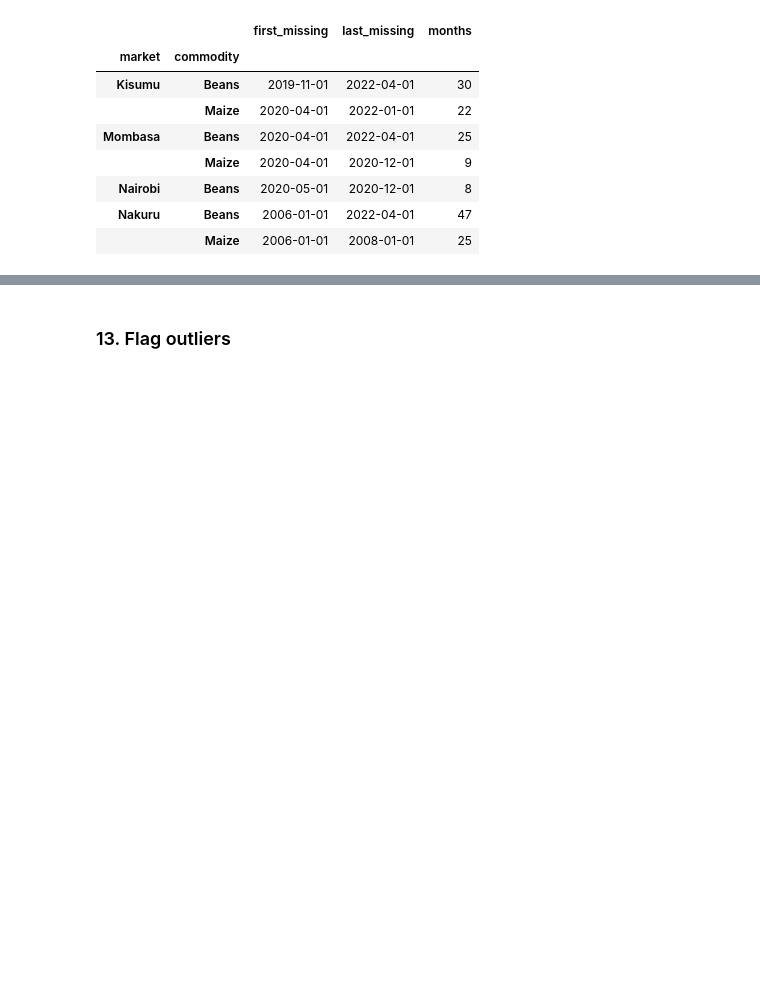
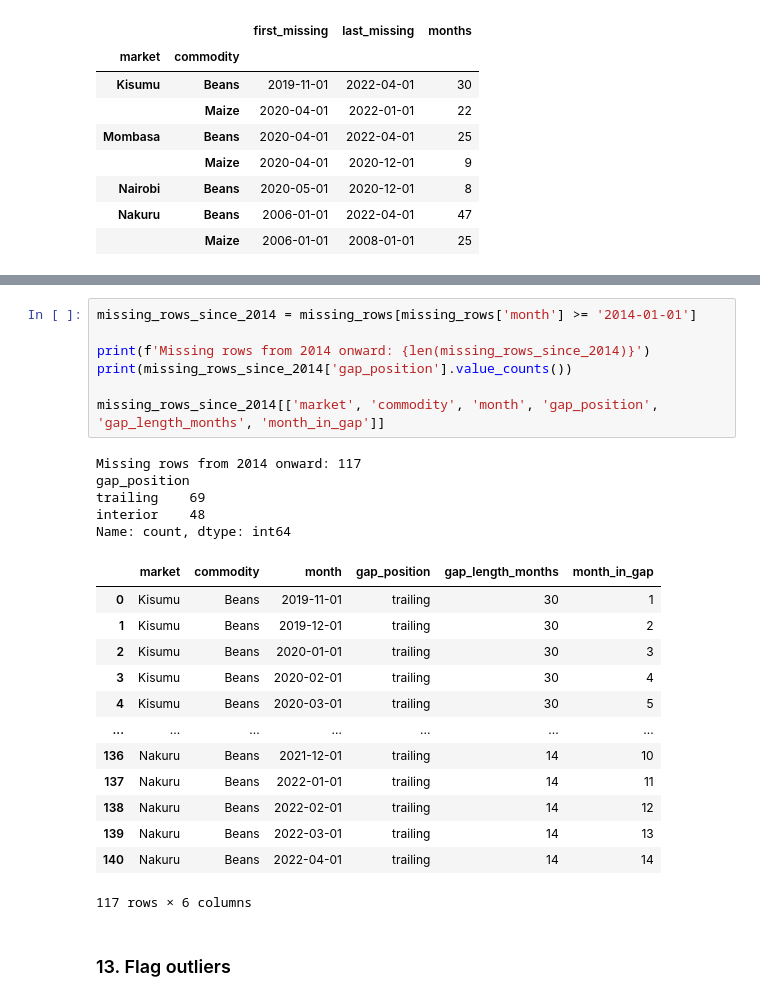
Before and after one commit to Mudibo/AgriSence, a Jupyter notebook: model/notebooks/02_data_cleaning.ipynb, the cells around one changed output, grey strips where cells are left out. Saved outputs shown, nothing was run; the diff lists cells and outputs as text; blank space fills up the shorter version.

```diff
--- a/model/notebooks/02_data_cleaning.ipynb
+++ b/model/notebooks/02_data_cleaning.ipynb
@@ -384,3 +426,29 @@ Remaining gaps are the >6-month runs left unfilled by design:
+# %%
+missing_rows_since_2014 = missing_rows[missing_rows['month'] >= '2014-01-01']
+
+print(f'Missing rows from 2014 onward: {len(missing_rows_since_2014)}')
+print(missing_rows_since_2014['gap_position'].value_counts())
+
+missing_rows_since_2014[['market', 'commodity', 'month', 'gap_position', 'gap_length_months', 'month_in_gap']]
+# %% [output]
+Missing rows from 2014 onward: 117
+gap_position
+trailing    69
+interior    48
+Name: count, dtype: int64
+|  | market | commodity | month | gap_position | gap_length_months | month_in_gap |
+| 0 | Kisumu | Beans | 2019-11-01 | trailing | 30 | 1 |
+| 1 | Kisumu | Beans | 2019-12-01 | trailing | 30 | 2 |
+| 2 | Kisumu | Beans | 2020-01-01 | trailing | 30 | 3 |
+| 3 | Kisumu | Beans | 2020-02-01 | trailing | 30 | 4 |
+| 4 | Kisumu | Beans | 2020-03-01 | trailing | 30 | 5 |
+| ... | ... | ... | ... | ... | ... | ... |
+| 136 | Nakuru | Beans | 2021-12-01 | trailing | 14 | 10 |
+| 137 | Nakuru | Beans | 2022-01-01 | trailing | 14 | 11 |
+| 138 | Nakuru | Beans | 2022-02-01 | trailing | 14 | 12 |
+| 139 | Nakuru | Beans | 2022-03-01 | trailing | 14 | 13 |
+| 140 | Nakuru | Beans | 2022-04-01 | trailing | 14 | 14 |
+117 rows × 6 columns
 # %% [markdown]
 ### 13. Flag outliers
 # %%
```
Also changed, not shown: parts of 6 cells of this notebook.
